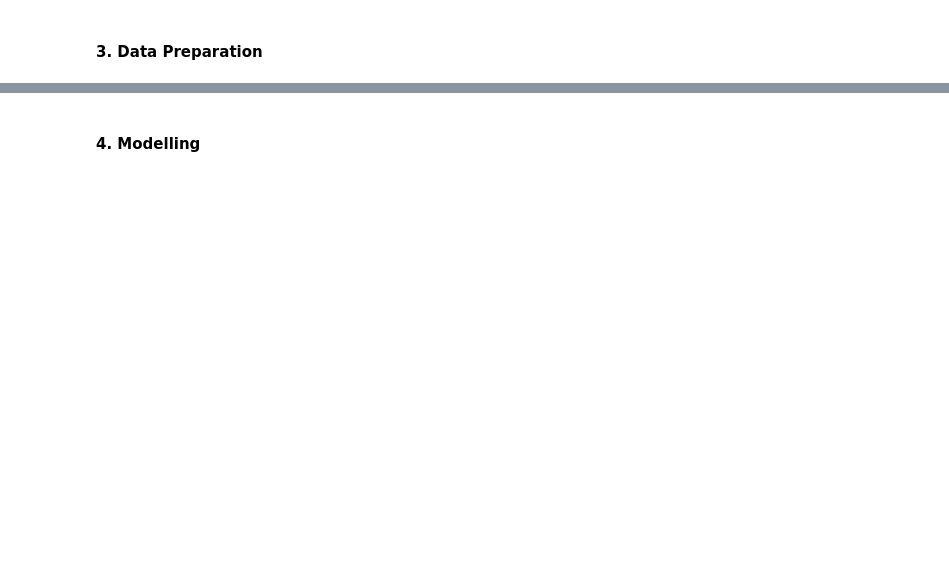
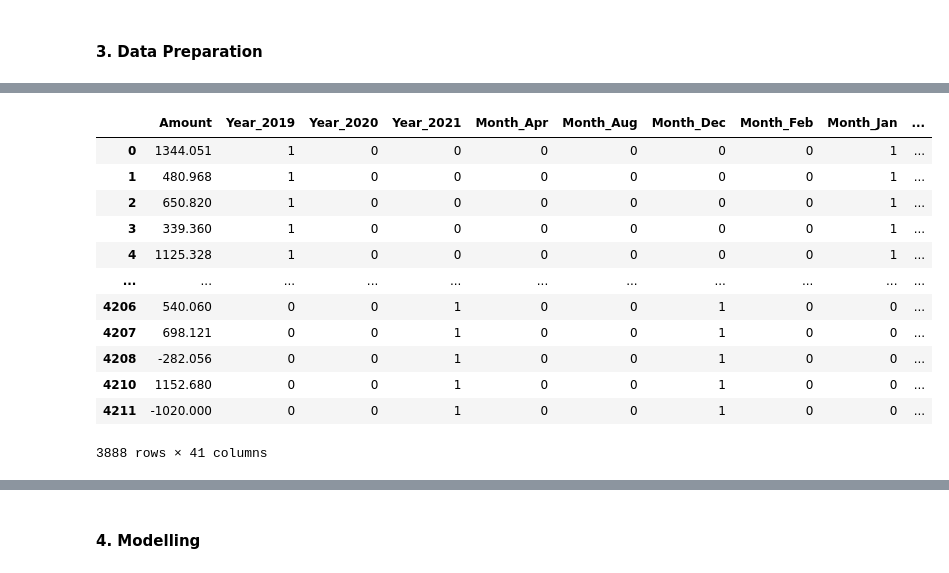
Before and after one commit to Daremitsu1/Full-Stack-Machine-Learning, a Jupyter notebook: Regression Model.ipynb, the cells around one changed output, grey strips where cells are left out. Saved outputs shown, nothing was run; the diff lists cells and outputs as text; code cells hidden in the pictures; blank space fills up the shorter version.

```diff
--- a/Regression Model.ipynb
+++ b/Regression Model.ipynb
@@ -354,0 +469,2 @@ df[df['Account'] == 30000000]
+# %%
+df['Year'] = df['Year'].astype(str)
@@ -354,0 +487,2 @@ df[df['Account'] == 30000000]
+# %%
+df.drop(['Period', 'Day', 'Date'], axis=1, inplace=True)
@@ -354,0 +508,2 @@ df[df['Account'] == 30000000]
+# %%
+df['AccountVal'] = df['Account'] + df['Account Description']
@@ -354,0 +523,2 @@ df[df['Account'] == 30000000]
+# %%
+df.drop(['Account Description', 'AccountVal'], axis=1, inplace=True)
@@ -354,0 +534,16 @@ df[df['Account'] == 30000000]
+# %%
+pd.get_dummies(df)
+# %% [output]
+|  | Amount | Year_2019 | Year_2020 | Year_2021 | Month_Apr | Month_Aug | Month_Dec | Month_Feb | Month_Jan | ... |
+| 0 | 1344.051 | 1 | 0 | 0 | 0 | 0 | 0 | 0 | 1 | ... |
+| 1 | 480.968 | 1 | 0 | 0 | 0 | 0 | 0 | 0 | 1 | ... |
+| 2 | 650.820 | 1 | 0 | 0 | 0 | 0 | 0 | 0 | 1 | ... |
+| 3 | 339.360 | 1 | 0 | 0 | 0 | 0 | 0 | 0 | 1 | ... |
+| 4 | 1125.328 | 1 | 0 | 0 | 0 | 0 | 0 | 0 | 1 | ... |
+| ... | ... | ... | ... | ... | ... | ... | ... | ... | ... | ... |
+| 4206 | 540.060 | 0 | 0 | 1 | 0 | 0 | 1 | 0 | 0 | ... |
+| 4207 | 698.121 | 0 | 0 | 1 | 0 | 0 | 1 | 0 | 0 | ... |
+| 4208 | -282.056 | 0 | 0 | 1 | 0 | 0 | 1 | 0 | 0 | ... |
+| 4210 | 1152.680 | 0 | 0 | 1 | 0 | 0 | 1 | 0 | 0 | ... |
+| 4211 | -1020.000 | 0 | 0 | 1 | 0 | 0 | 1 | 0 | 0 | ... |
+3888 rows × 41 columns
```
Also changed, not shown: parts of 47 cells of this notebook.
